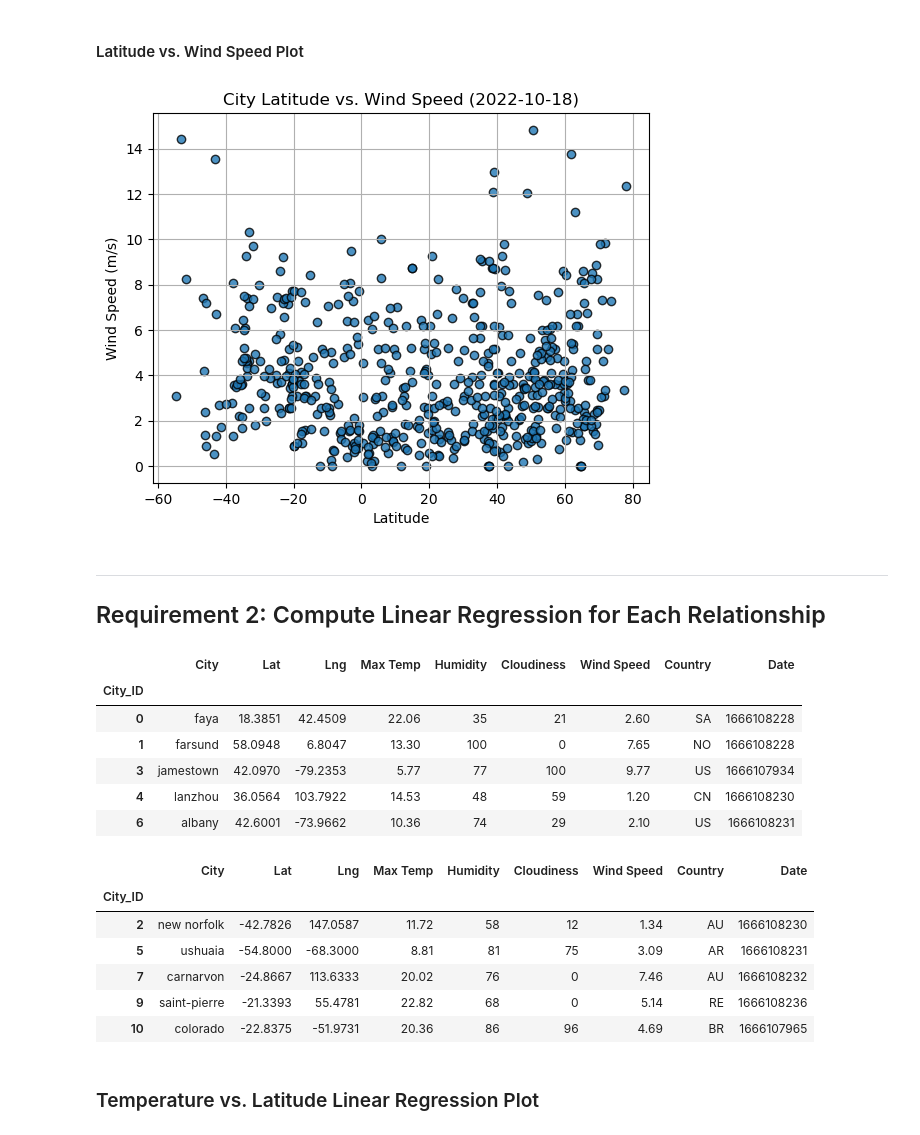
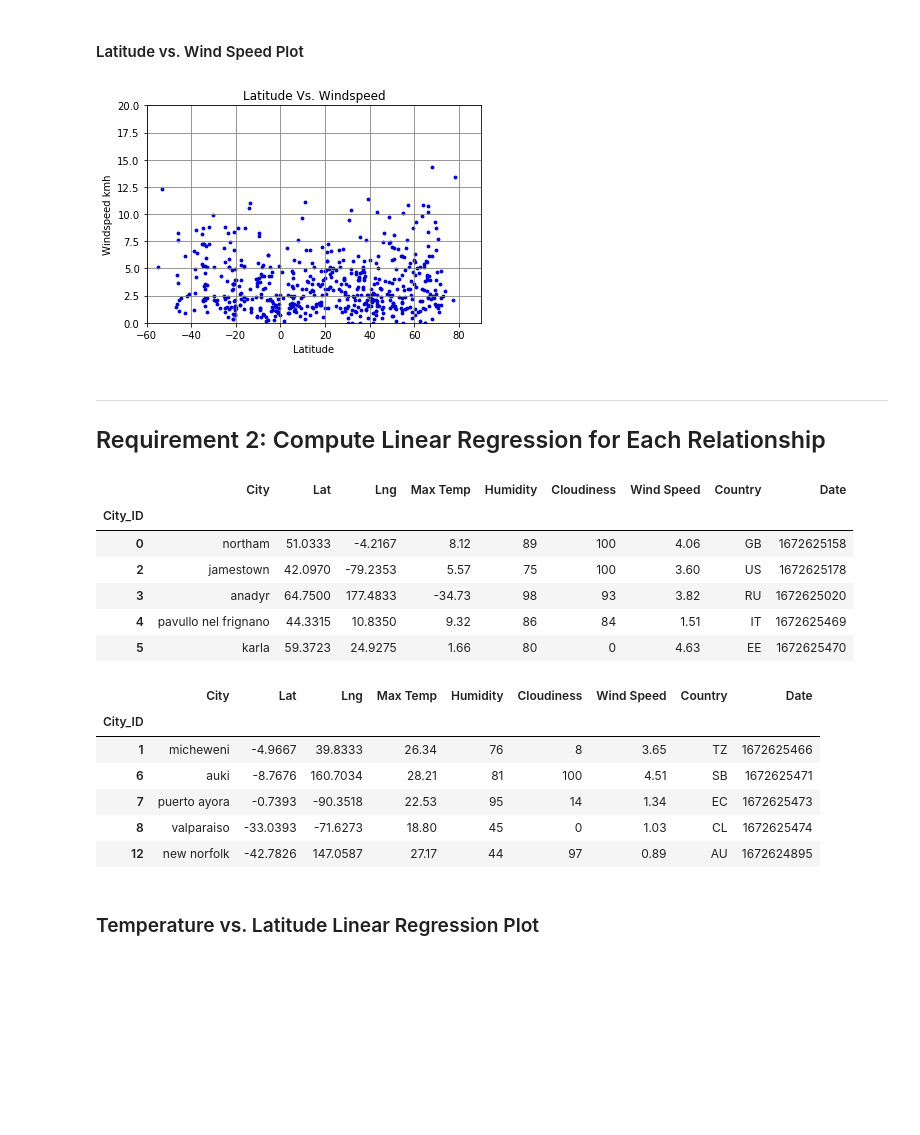
Before and after one commit to Reinierandrew/python-api-challenge, a Jupyter notebook: Weatherpy/WeatherPy.ipynb, the cells around one changed output. Cells and saved outputs as stored; diff of their text form; code cells hidden in the pictures; blank space fills up the shorter version.

```diff
--- a/Weatherpy/WeatherPy.ipynb
+++ b/Weatherpy/WeatherPy.ipynb
@@ -237,18 +281,27 @@ plt.show()
 #### Latitude vs. Wind Speed Plot
 # %%
 # Build the scatter plots for latitude vs. wind speed
-# YOUR CODE HERE
+plt.scatter(city_data_df["Lat"],city_data_df["Wind Speed"],marker="o", s=8, color="mediumblue")
 
 # Incorporate the other graph properties
-# YOUR CODE HERE
+plt.title("Latitude Vs. Windspeed")
+plt.xlabel("Latitude")
+plt.ylabel("Windspeed kmh")
+plt.grid (b=True,which="major",axis="both",linestyle="-",color="grey")
+plt.xlim(-60,90)
+y_lim_hw = (city_data_df["Wind Speed"].max()+5).round(-1)
+plt.ylim(0,y_lim_hw)
+plt.xlim(-60,90)
+
+
 
 # Save the figure
 plt.savefig("output_data/Fig4.png")
 
 # Show plot
 plt.show()
 # %% [output]
-[figure, old version]
+[figure, new version]
 # %% [markdown]
 ---
 
@@ -258,31 +311,31 @@ plt.show()
 # YOUR CODE HERE
 # %%
 # Create a DataFrame with the Northern Hemisphere data (Latitude >= 0)
-# YOUR CODE HERE
+northern_hemi_df = city_data_df.loc[city_data_df["Lat"]>=0]
 
 # Display sample data
 northern_hemi_df.head()
 # %% [output]
 |  | City | Lat | Lng | Max Temp | Humidity | Cloudiness | Wind Speed | Country | Date |
 | City_ID |  |  |  |  |  |  |  |  |  |
-| 0 | faya | 18.3851 | 42.4509 | 22.06 | 35 | 21 | 2.60 | SA | 1666108228 |
-| 1 | farsund | 58.0948 | 6.8047 | 13.30 | 100 | 0 | 7.65 | NO | 1666108228 |
-| 3 | jamestown | 42.0970 | -79.2353 | 5.77 | 77 | 100 | 9.77 | US | 1666107934 |
-| 4 | lanzhou | 36.0564 | 103.7922 | 14.53 | 48 | 59 | 1.20 | CN | 1666108230 |
-| 6 | albany | 42.6001 | -73.9662 | 10.36 | 74 | 29 | 2.10 | US | 1666108231 |
+| 0 | northam | 51.0333 | -4.2167 | 8.12 | 89 | 100 | 4.06 | GB | 1672625158 |
+| 2 | jamestown | 42.0970 | -79.2353 | 5.57 | 75 | 100 | 3.60 | US | 1672625178 |
+| 3 | anadyr | 64.7500 | 177.4833 | -34.73 | 98 | 93 | 3.82 | RU | 1672625020 |
+| 4 | pavullo nel frignano | 44.3315 | 10.8350 | 9.32 | 86 | 84 | 1.51 | IT | 1672625469 |
+| 5 | karla | 59.3723 | 24.9275 | 1.66 | 80 | 0 | 4.63 | EE | 1672625470 |
 # %%
 # Create a DataFrame with the Southern Hemisphere data (Latitude < 0)
-# YOUR CODE HERE
+southern_hemi_df = city_data_df.loc[city_data_df["Lat"]<0]
 
 # Display sample data
 southern_hemi_df.head()
 # %% [output]
 |  | City | Lat | Lng | Max Temp | Humidity | Cloudiness | Wind Speed | Country | Date |
 | City_ID |  |  |  |  |  |  |  |  |  |
-| 2 | new norfolk | -42.7826 | 147.0587 | 11.72 | 58 | 12 | 1.34 | AU | 1666108230 |
-| 5 | ushuaia | -54.8000 | -68.3000 | 8.81 | 81 | 75 | 3.09 | AR | 1666108231 |
-| 7 | carnarvon | -24.8667 | 113.6333 | 20.02 | 76 | 0 | 7.46 | AU | 1666108232 |
-| 9 | saint-pierre | -21.3393 | 55.4781 | 22.82 | 68 | 0 | 5.14 | RE | 1666108236 |
-| 10 | colorado | -22.8375 | -51.9731 | 20.36 | 86 | 96 | 4.69 | BR | 1666107965 |
+| 1 | micheweni | -4.9667 | 39.8333 | 26.34 | 76 | 8 | 3.65 | TZ | 1672625466 |
+| 6 | auki | -8.7676 | 160.7034 | 28.21 | 81 | 100 | 4.51 | SB | 1672625471 |
+| 7 | puerto ayora | -0.7393 | -90.3518 | 22.53 | 95 | 14 | 1.34 | EC | 1672625473 |
+| 8 | valparaiso | -33.0393 | -71.6273 | 18.80 | 45 | 0 | 1.03 | CL | 1672625474 |
+| 12 | new norfolk | -42.7826 | 147.0587 | 27.17 | 44 | 97 | 0.89 | AU | 1672624895 |
 # %% [markdown]
 ###  Temperature vs. Latitude Linear Regression Plot
```
Also changed, not shown: parts of 36 cells of this notebook, 14 other files.
